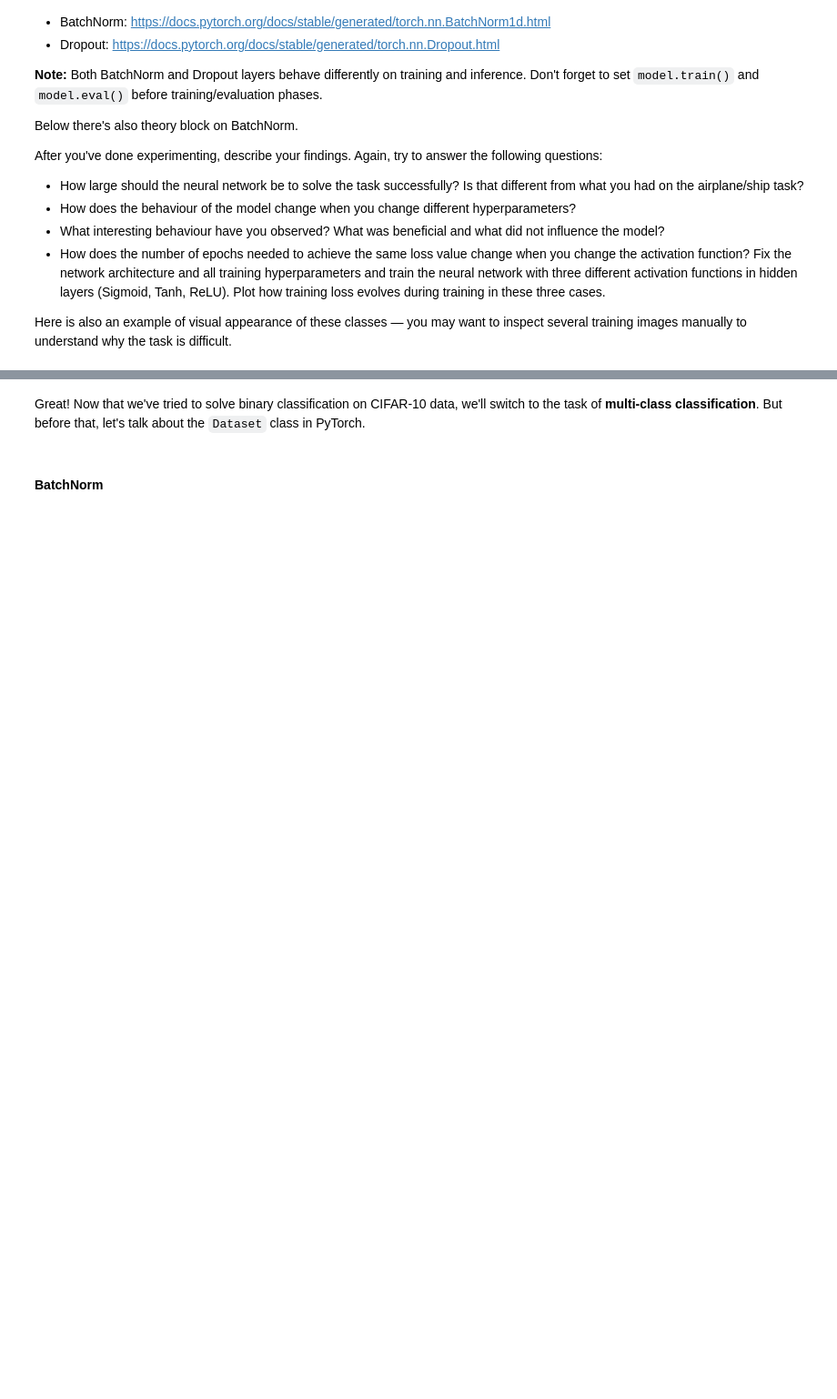
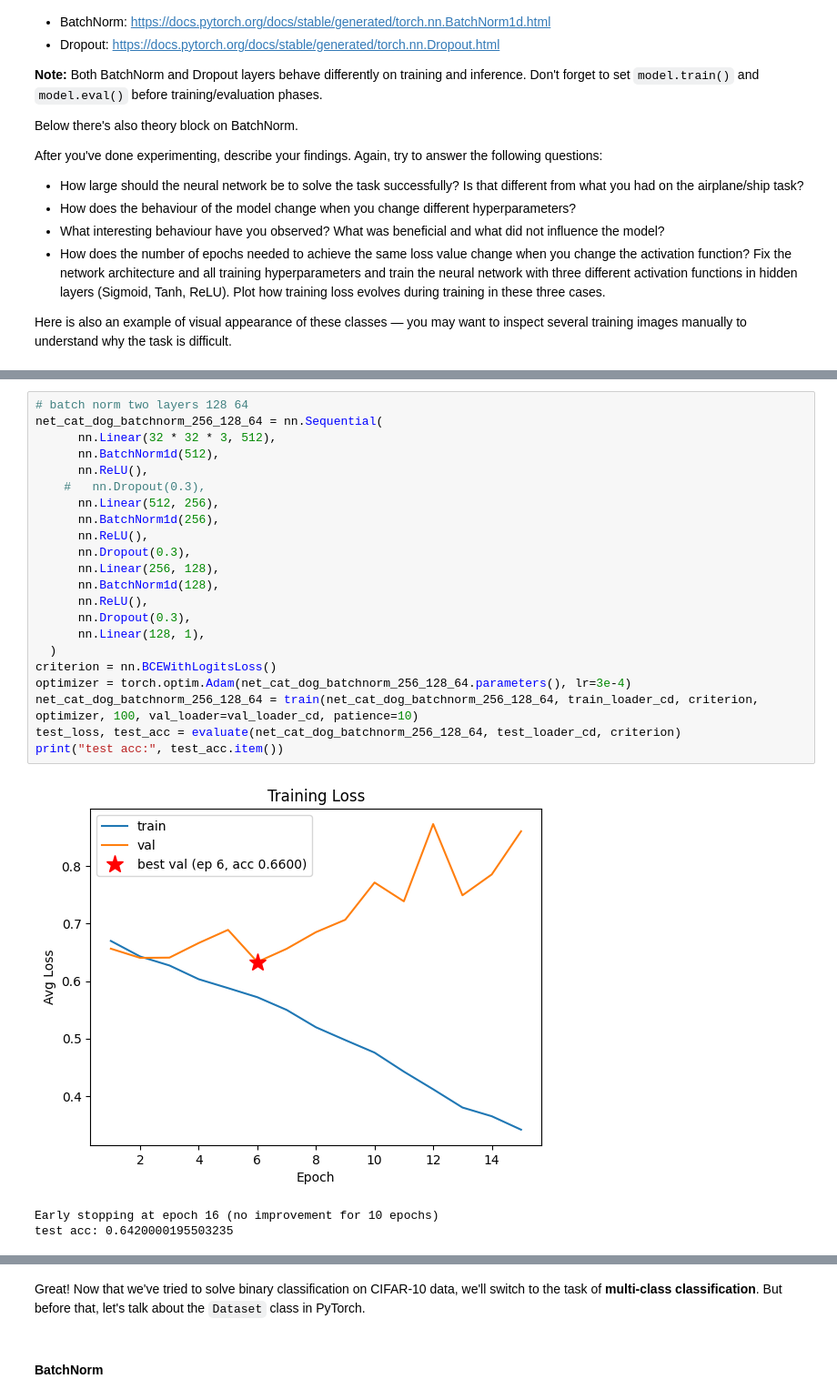
Before and after one commit to armantsaturian/nebius-ai-engineering, a Jupyter notebook: llm-architectures/hw2/homework_CIFAR10.ipynb, the cells around one changed output, grey strips where cells are left out. Shown at 91% size. Drawn from its saved outputs; the diff is of its cells as text; blank space fills up the shorter version.

```diff
--- a/llm-architectures/hw2/homework_CIFAR10.ipynb
+++ b/llm-architectures/hw2/homework_CIFAR10.ipynb
@@ -701,0 +780,26 @@ Here is also an example of visual appearance of these classes — you may want t
+# %%
+# batch norm two layers 128 64
+net_cat_dog_batchnorm_256_128_64 = nn.Sequential(
+      nn.Linear(32 * 32 * 3, 512),
+      nn.BatchNorm1d(512),
+      nn.ReLU(),
+    #   nn.Dropout(0.3),
+      nn.Linear(512, 256),
+      nn.BatchNorm1d(256),
+      nn.ReLU(),
+      nn.Dropout(0.3),
+      nn.Linear(256, 128),
+      nn.BatchNorm1d(128),
+      nn.ReLU(),
+      nn.Dropout(0.3),
+      nn.Linear(128, 1),
+  )
+criterion = nn.BCEWithLogitsLoss()
+optimizer = torch.optim.Adam(net_cat_dog_batchnorm_256_128_64.parameters(), lr=3e-4)
+net_cat_dog_batchnorm_256_128_64 = train(net_cat_dog_batchnorm_256_128_64, train_loader_cd, criterion, optimizer, 100, val_loader=val_loader_cd, patience=10)
+test_loss, test_acc = evaluate(net_cat_dog_batchnorm_256_128_64, test_loader_cd, criterion)
+print("test acc:", test_acc.item())
+# %% [output]
+[figure, added]
+Early stopping at epoch 16 (no improvement for 10 epochs)
+test acc: 0.6420000195503235
```
Also changed, not shown: parts of 13 cells of this notebook.
